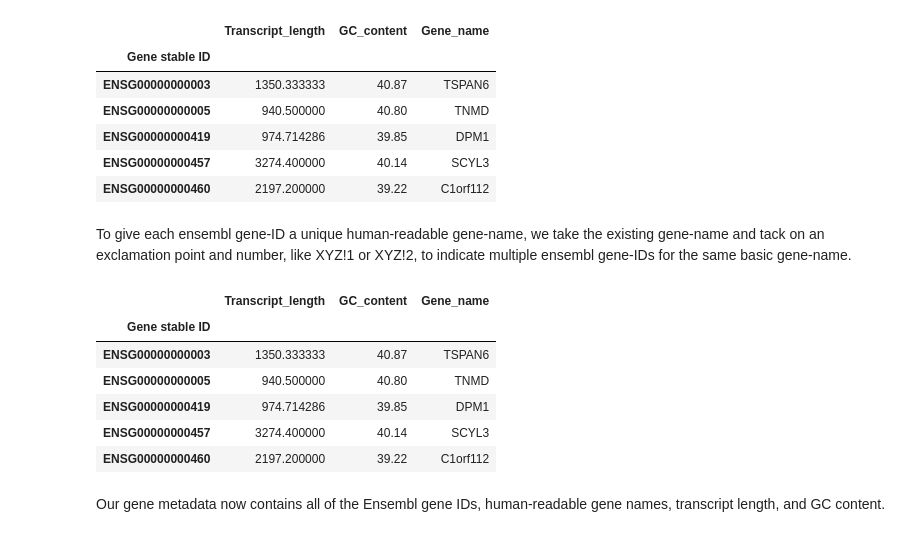
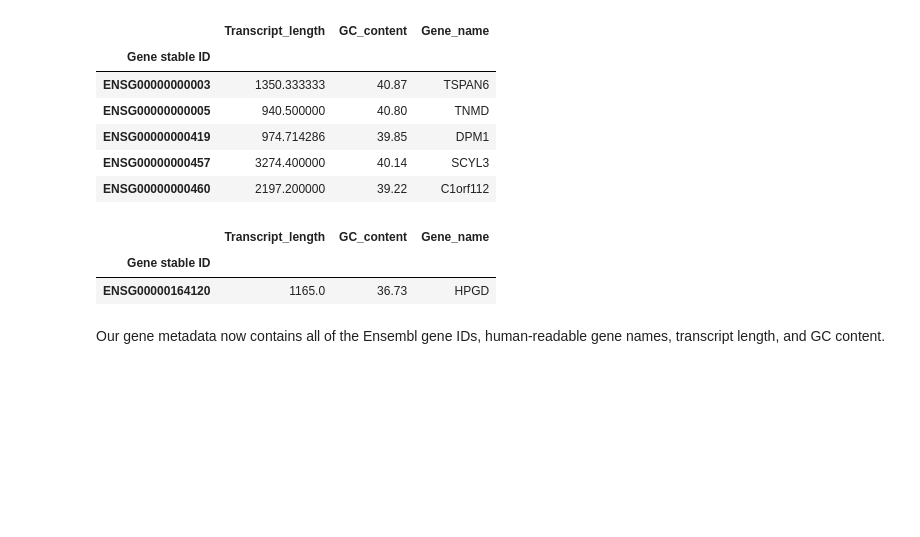
Before and after one commit to MartyWeissman/GenomicsClonality, a Jupyter notebook: P9855 Preprocessing.ipynb, the cells around one changed output. Saved outputs shown, nothing was run; the diff lists cells and outputs as text; code cells hidden in the pictures; blank space fills up the shorter version.

```diff
--- a/P9855 Preprocessing.ipynb
+++ b/P9855 Preprocessing.ipynb
@@ -94,32 +94,12 @@ gene_df.head()
 | ENSG00000000419 | 974.714286 | 39.85 | DPM1 |
 | ENSG00000000457 | 3274.400000 | 40.14 | SCYL3 |
 | ENSG00000000460 | 2197.200000 | 39.22 | C1orf112 |
-# %% [markdown]
-To give each ensembl gene-ID a unique human-readable gene-name, we take the existing gene-name and tack on an exclamation point and number, like XYZ!1 or XYZ!2, to indicate multiple ensembl gene-IDs for the same basic gene-name.
-# %%
-gene_names = gene_raw['Gene_name'].loc[~gene_raw.index.duplicated(keep='first')]
-gn_sort = gene_names.sort_values()
-current_name = ''
-tack = 0
-for j in range(len(gn_sort)):
-    gn = gn_sort[j]
-    if gn == current_name:
-        tack += 1
-        gn_sort[j-1] = gn+'!'+str(tack-1)
-        gn_sort[j] = gn+'!'+str(tack)
-    else:
-        tack = 0
-        current_name = gn_sort[j]
-gene_df['Gene_name'] = gn_sort
-gene_df.head()
-# %% [output]
-|  | Transcript_length | GC_content | Gene_name |
-| Gene stable ID |  |  |  |
-| ENSG00000000003 | 1350.333333 | 40.87 | TSPAN6 |
-| ENSG00000000005 | 940.500000 | 40.80 | TNMD |
-| ENSG00000000419 | 974.714286 | 39.85 | DPM1 |
-| ENSG00000000457 | 3274.400000 | 40.14 | SCYL3 |
-| ENSG00000000460 | 2197.200000 | 39.22 | C1orf112 |
+# %%
+gene_df[gene_df['Gene_name'] == 'HPGD']
+# %% [output]
+|  | Transcript_length | GC_content | Gene_name |
+| Gene stable ID |  |  |  |
+| ENSG00000164120 | 1165.0 | 36.73 | HPGD |
 # %% [markdown]
 Our gene metadata now contains all of the Ensembl gene IDs, human-readable gene names, transcript length, and GC content.
 # %% [markdown]
```
Also changed, not shown: parts of 15 cells of this notebook, 1 other file.
